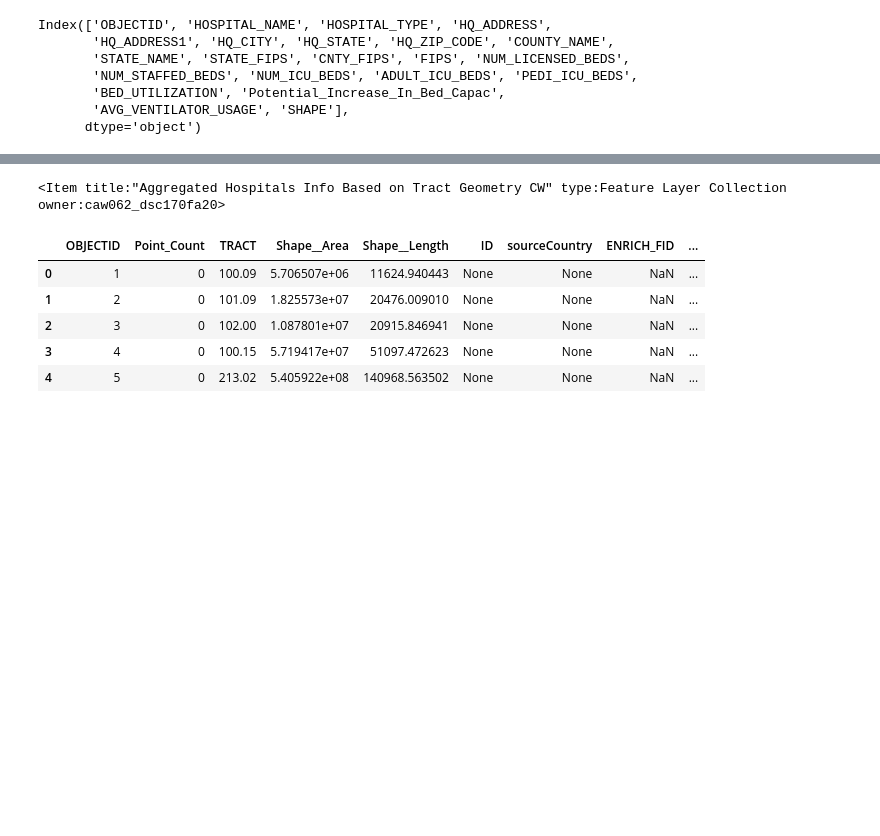
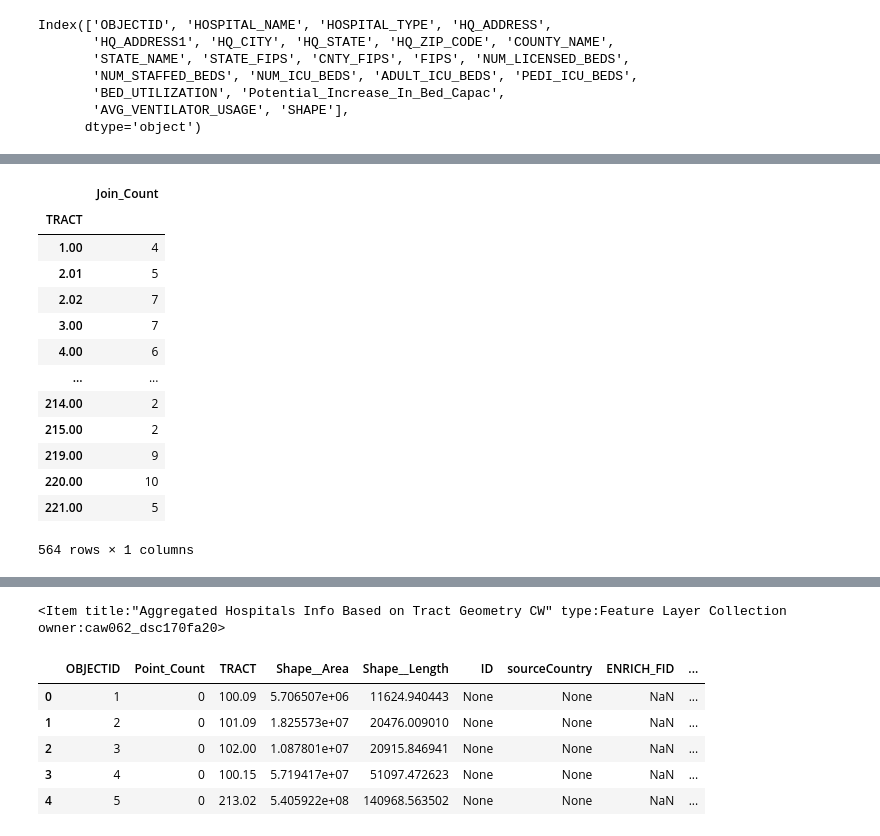
Before and after one commit to wendyw1999/DSC170_final_project, a Jupyter notebook: final presentation.ipynb, the cells around one changed output, grey strips where cells are left out. Cells and saved outputs as stored; diff of their text form; code cells hidden in the pictures; blank space fills up the shorter version.

```diff
--- a/final presentation.ipynb
+++ b/final presentation.ipynb
@@ -44,6 +75,8 @@ testing_sites_sdf.loc[testing_sites_sdf.county == "San Diego"]
 testing_sites_in_sd = arcgis.features.analysis.find_existing_locations(input_layers=[testing_layer],
                 expressions=[{"operator":"","layer":0,"where":"county = 'San Diego'"}],
                                output_name='testing sites in SD_Caiwei')
+# %%
+testing_sites_in_sd = gis.content.search(query = "testing sites in SD_Caiwei")[0]
 # %%
 testing_sites_in_sd
 # %% [output]
@@ -129,0 +214,12 @@ merge the two table based on tract id, now we have a single table containing all
+# %%
+#testing_sites_in_sd
+within_5_miles_testsites = arcgis.features.analysis.join_features(target_layer = tract_enriched.layers[0],
+                                      join_layer = testing_sites_in_sd.layers[0],
+                                      spatial_relationship = "withindistance",
+                                      spatial_relationship_distance = 1,
+                                      spatial_relationship_distance_units = "miles",
+                                      join_operation = "JoinOneToMany",output_name = "Within 1 miles of test sites Adding Hispanic CW2"
+                                                       )
+# %%
+within_5_miles_testsites_sdf = within_5_miles_testsites.layers[0].query().sdf
+within_5_miles_testsites_sdf.columns
@@ -129,0 +243,18 @@ merge the two table based on tract id, now we have a single table containing all
+# %%
+num_testsites_by_tract = within_5_miles_testsites_sdf.groupby("TRACT").agg({"Join_Count":"sum"})
+num_testsites_by_tract
+# %% [output]
+|  | Join_Count |
+| TRACT |  |
+| 1.00 | 4 |
+| 2.01 | 5 |
+| 2.02 | 7 |
+| 3.00 | 7 |
+| 4.00 | 6 |
+| ... | ... |
+| 214.00 | 2 |
+| 215.00 | 2 |
+| 219.00 | 9 |
+| 220.00 | 10 |
+| 221.00 | 5 |
+564 rows × 1 columns
```
Also changed, not shown: parts of 52 cells of this notebook.
